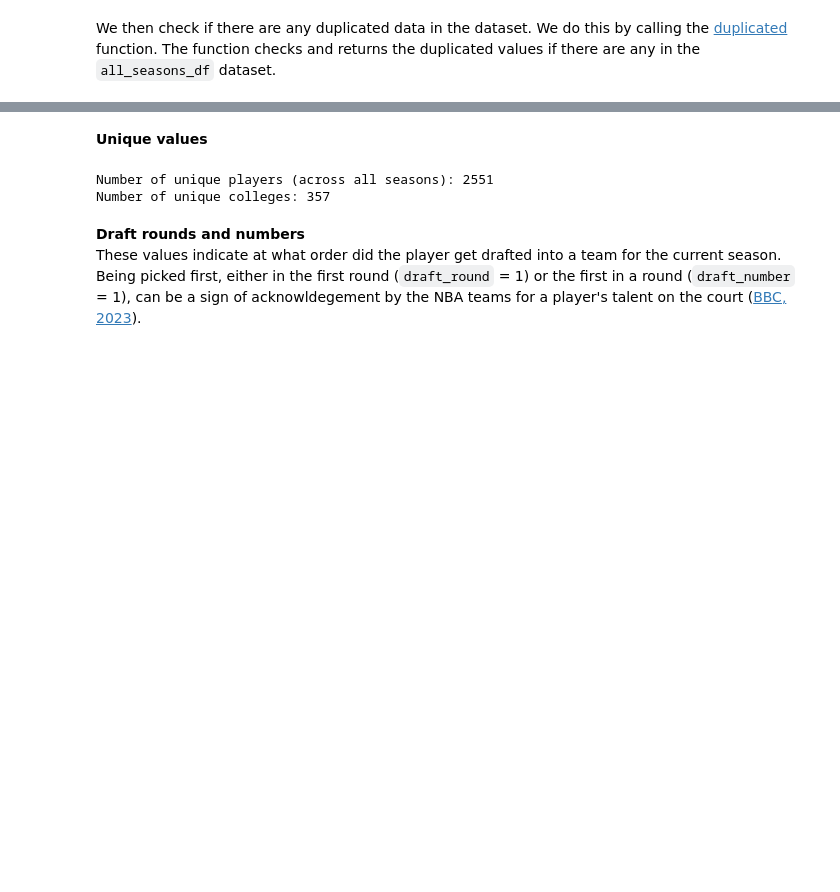
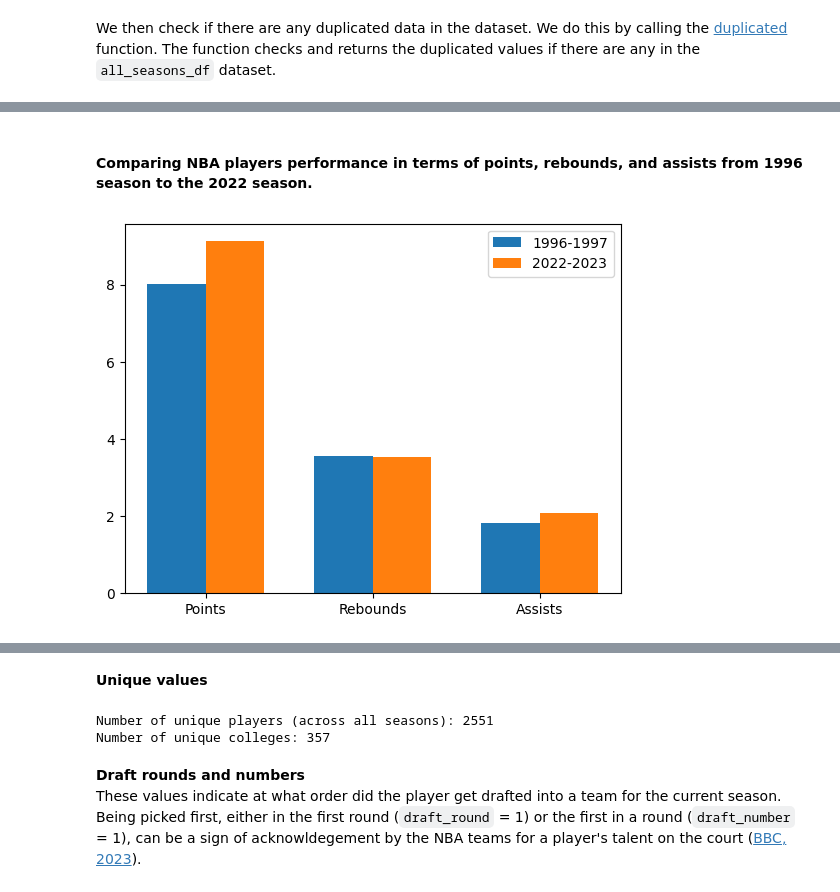
Before and after one commit to R3NZ3L/DATA102_FinalProject, a Jupyter notebook: FinalProject.ipynb, the cells around one changed output, grey strips where cells are left out. Cells and saved outputs as stored; diff of their text form; code cells hidden in the pictures; blank space fills up the shorter version.

Commit message:
Data cleaning and EDA
added data cleaning and updated EDA

```diff
--- a/FinalProject.ipynb
+++ b/FinalProject.ipynb
@@ -106,0 +328,45 @@ print(duplicated)
+# %% [markdown]
+#### Comparing NBA players performance in terms of points, rebounds, and assists from 1996 season to the 2022 season.
+# %%
+# Filter the data for the 1996-1997 and 2022-23 seasons
+season_1996_df = df[df['season'] == '1996-97']
+season_2022_df = df[df['season'] == '2022-23']
+
+# Calculate the average points, assists, and rebounds for each season
+average_points_1996 = season_1996_df['pts'].mean()
+average_points_1996
+average_rebounds_1996 = season_1996_df['reb'].mean()
+average_assists_1996 = season_1996_df['ast'].mean()
+
+average_points_2022 = season_2022_df['pts'].mean()
+average_points_2022
+average_rebounds_2022 = season_2022_df['reb'].mean()
+average_assists_2022 = season_2022_df['ast'].mean()
+
+# Define the metrics and averages for both seasons
+metrics = ['Points', 'Rebounds', 'Assists']
+averages_1996 = [average_points_1996, average_rebounds_1996, average_assists_1996]
+averages_2022 = [average_points_2022, average_rebounds_2022, average_assists_2022]
+
+# Create a grouped bar plot
+bar_width = 0.35
+index = range(len(metrics))
+
+# Define labels for each set of bars
+labels = ['1996-1997', '2022-2023']
+
+# Create the bars and assign labels
+bars_1996 = plt.bar(index, averages_1996, bar_width, align='center', label='1996-1997')
+bars_2022 = plt.bar([i + bar_width for i in index], averages_2022, bar_width, align='center', label='2022-2023')
+
+plt.xlabel = ('Metrics')
+plt.ylabel = ('Average')
+plt.title = ('Average Points, Rebounds, and Assists in the 1996-1997 and 2022-2023 Seasons')
+plt.xticks([i + bar_width / 2 for i in index], metrics)
+
+# Add a legend
+plt.legend(loc='upper right')
+
+plt.show()
+# %% [output]
+[figure, added]
```
Also changed, not shown: parts of 62 cells of this notebook.
